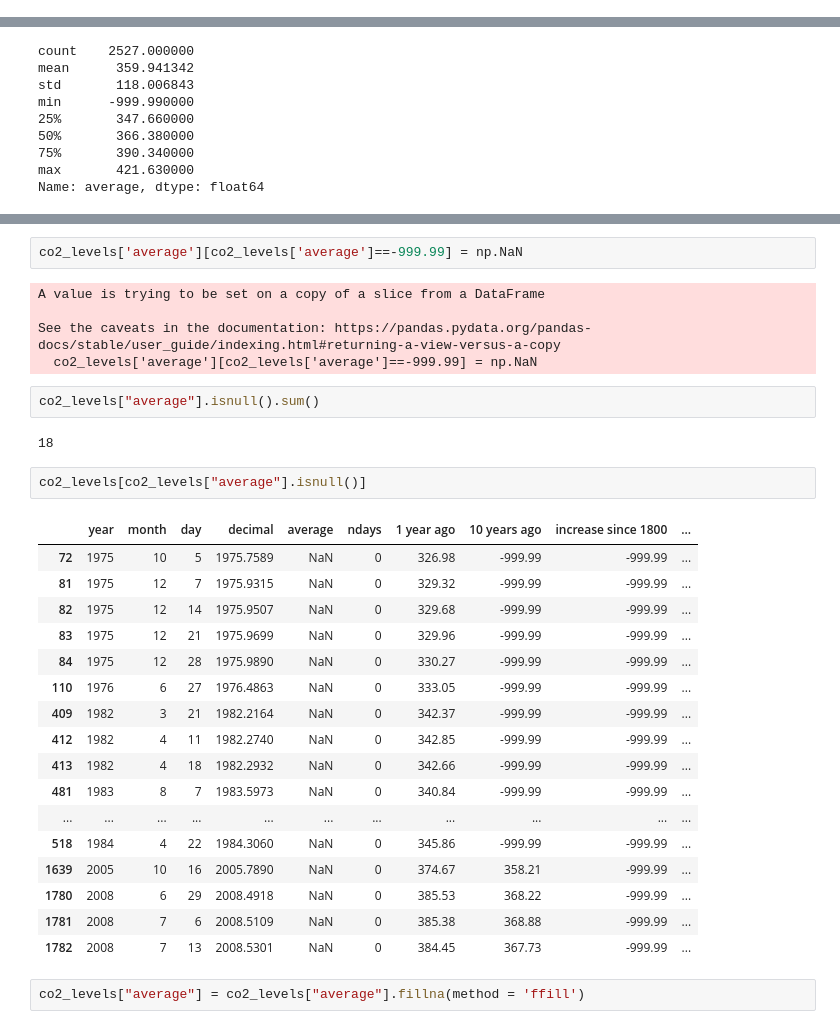
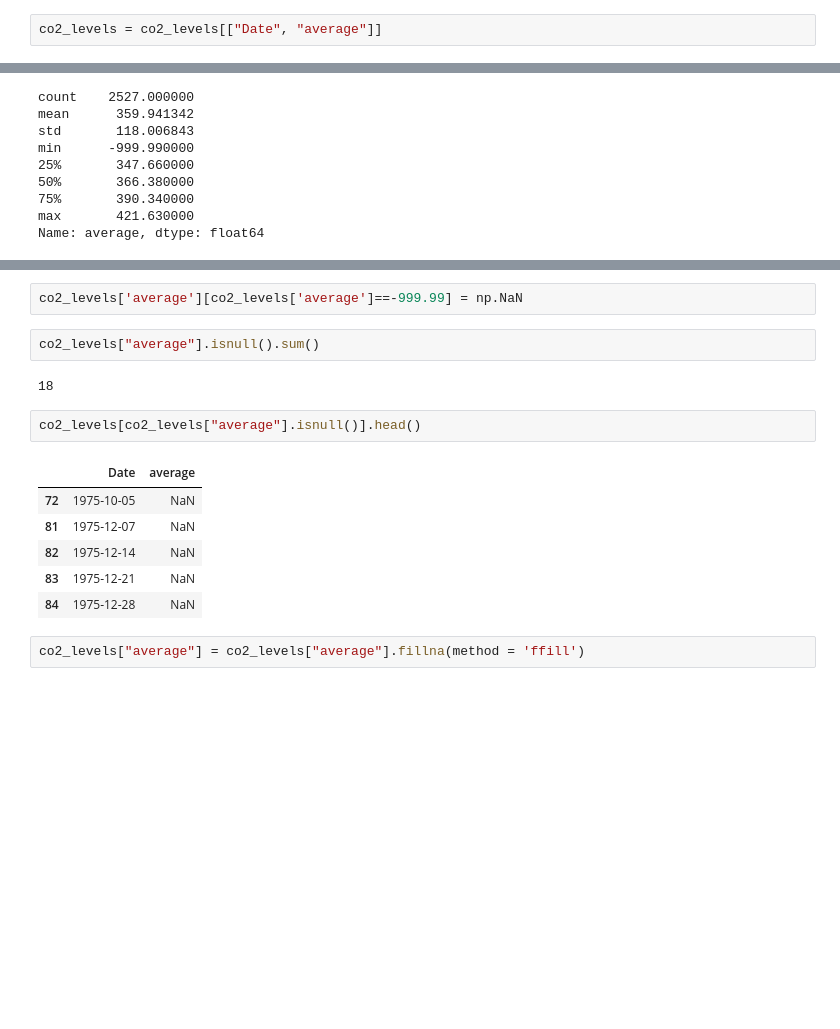
Before and after one commit to uzoma-iloanugo/CO2-Emission---Time-Series-Analysis, a Jupyter notebook: co2_emission.ipynb, the cells around one changed output, grey strips where cells are left out. Cells and saved outputs as stored; diff of their text form; blank space fills up the shorter version.

```diff
--- a/co2_emission.ipynb
+++ b/co2_emission.ipynb
@@ -46 +60,3 @@ co2_levels['Date'] = pd.to_datetime(co2_levels['Date'])
+# %%
+co2_levels = co2_levels[["Date", "average"]]
 # %%
@@ -95,34 +106,18 @@ co2_levels[co2_levels['average']==-999.99]
 # %%
 co2_levels['average'][co2_levels['average']==-999.99] = np.NaN
-# %% [output]
-A value is trying to be set on a copy of a slice from a DataFrame
-
-See the caveats in the documentation: https://pandas.pydata.org/pandas-docs/stable/user_guide/indexing.html#returning-a-view-versus-a-copy
-  co2_levels['average'][co2_levels['average']==-999.99] = np.NaN
 # %%
 co2_levels["average"].isnull().sum()
 # %% [output]
 18
 # %%
-co2_levels[co2_levels["average"].isnull()]
+co2_levels[co2_levels["average"].isnull()].head()
 # %% [output]
-|  | year | month | day | decimal | average | ndays | 1 year ago | 10 years ago | increase since 1800 | ... |
-| 72 | 1975 | 10 | 5 | 1975.7589 | NaN | 0 | 326.98 | -999.99 | -999.99 | ... |
-| 81 | 1975 | 12 | 7 | 1975.9315 | NaN | 0 | 329.32 | -999.99 | -999.99 | ... |
-| 82 | 1975 | 12 | 14 | 1975.9507 | NaN | 0 | 329.68 | -999.99 | -999.99 | ... |
-| 83 | 1975 | 12 | 21 | 1975.9699 | NaN | 0 | 329.96 | -999.99 | -999.99 | ... |
-| 84 | 1975 | 12 | 28 | 1975.9890 | NaN | 0 | 330.27 | -999.99 | -999.99 | ... |
-| 110 | 1976 | 6 | 27 | 1976.4863 | NaN | 0 | 333.05 | -999.99 | -999.99 | ... |
-| 409 | 1982 | 3 | 21 | 1982.2164 | NaN | 0 | 342.37 | -999.99 | -999.99 | ... |
-| 412 | 1982 | 4 | 11 | 1982.2740 | NaN | 0 | 342.85 | -999.99 | -999.99 | ... |
-| 413 | 1982 | 4 | 18 | 1982.2932 | NaN | 0 | 342.66 | -999.99 | -999.99 | ... |
-| 481 | 1983 | 8 | 7 | 1983.5973 | NaN | 0 | 340.84 | -999.99 | -999.99 | ... |
-| ... | ... | ... | ... | ... | ... | ... | ... | ... | ... | ... |
-| 518 | 1984 | 4 | 22 | 1984.3060 | NaN | 0 | 345.86 | -999.99 | -999.99 | ... |
-| 1639 | 2005 | 10 | 16 | 2005.7890 | NaN | 0 | 374.67 | 358.21 | -999.99 | ... |
-| 1780 | 2008 | 6 | 29 | 2008.4918 | NaN | 0 | 385.53 | 368.22 | -999.99 | ... |
-| 1781 | 2008 | 7 | 6 | 2008.5109 | NaN | 0 | 385.38 | 368.88 | -999.99 | ... |
-| 1782 | 2008 | 7 | 13 | 2008.5301 | NaN | 0 | 384.45 | 367.73 | -999.99 | ... |
+|  | Date | average |
+| 72 | 1975-10-05 | NaN |
+| 81 | 1975-12-07 | NaN |
+| 82 | 1975-12-14 | NaN |
+| 83 | 1975-12-21 | NaN |
+| 84 | 1975-12-28 | NaN |
 # %%
 co2_levels["average"] = co2_levels["average"].fillna(method = 'ffill')
 # %%
```
Also changed, not shown: parts of 11 cells of this notebook.
